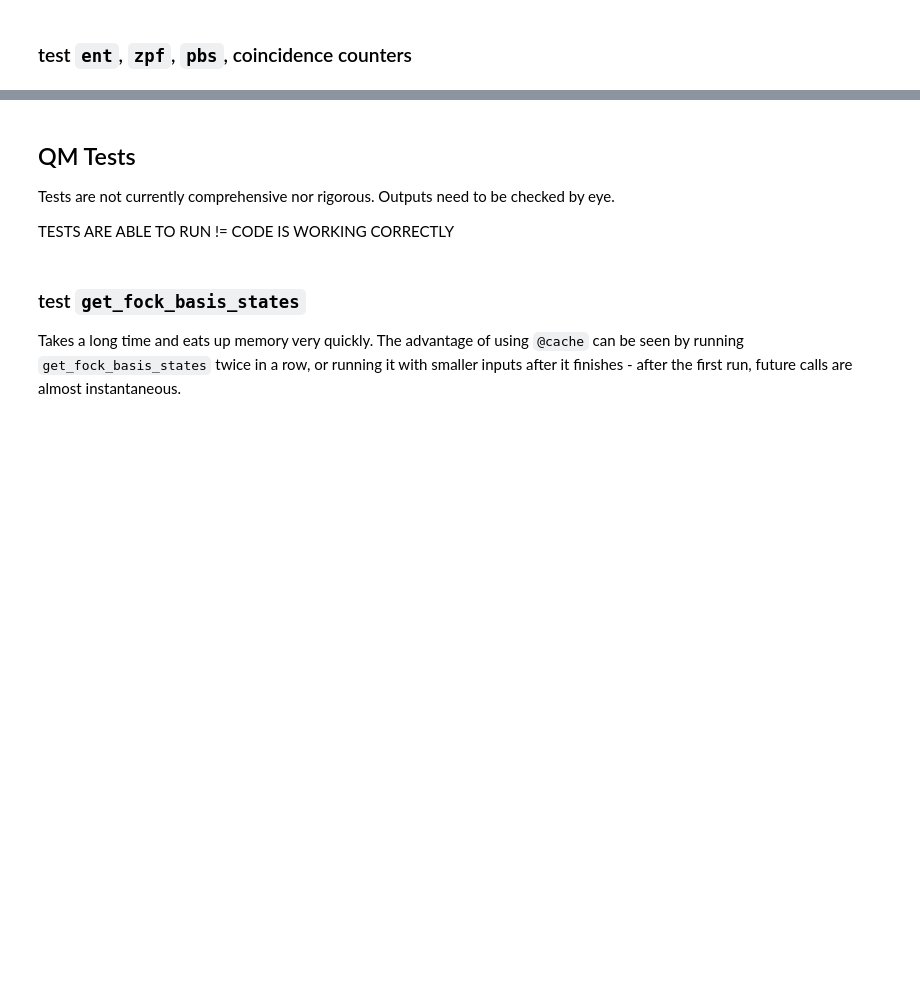
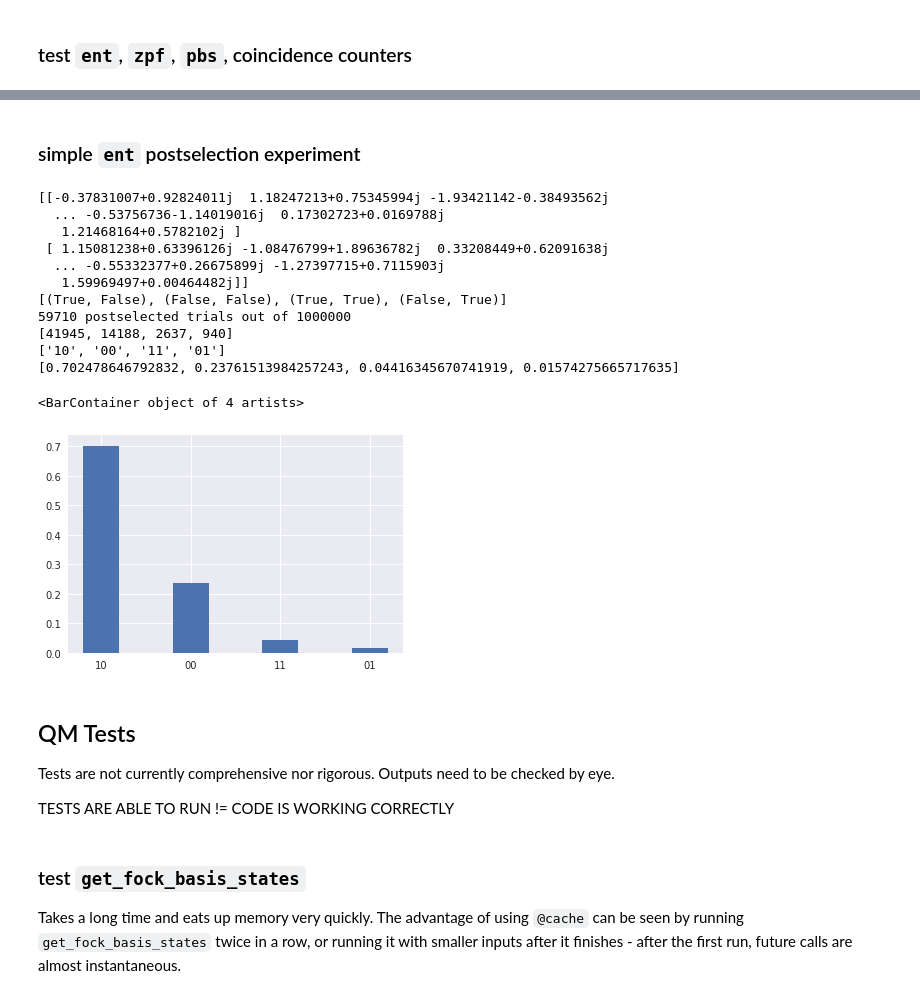
Before and after one commit to ironak/GaussianBosonSampling, a Jupyter notebook: tests.ipynb, the cells around one changed output, grey strips where cells are left out. Drawn from its saved outputs; the diff is of its cells as text; code cells hidden in the pictures; blank space fills up the shorter version.

```diff
--- a/tests.ipynb
+++ b/tests.ipynb
@@ -101,3 +101,48 @@ print_all_coincidence_counts(detections)
+# %% [markdown]
+### simple `ent` postselection experiment
+# %%
+N = 1000000
+l_ent,r_ent = ent(N=N, r=1, t=1, phase=0)
+print(l_ent)
+l_ent = polarizer(l_ent, theta=0, phi=0)
+pbs_1,pbs_2 = pbs(r_ent)
+
+dl = threshold_detector(l_ent, gamma=2.3).any(axis=0)
+dr1 = threshold_detector(pbs_1, gamma=2.3).any(axis=0)
+dr2 = threshold_detector(pbs_2, gamma=2.3).any(axis=0)
+
+post_dr1 = dr1[dl]
+post_dr2 = dr2[dl]
+
+dets = np.block([[post_dr1],[post_dr2]])
+counts = get_all_coincidence_counts(dets)
+a = list(counts.keys())
+b = list(counts.values())
+
+labels = [''.join(('1' if det else '0') for det in tup) for tup in a]
+values = [i/sum(b) for i in b]
+
+print(a)
+print(f'{sum(b)} postselected trials out of {N}')
+print(b)
+print(labels)
+print(values)
+
+plt.bar(labels, values, width = 0.4)
+# %% [output]
+[[-0.37831007+0.92824011j  1.18247213+0.75345994j -1.93421142-0.38493562j
+  ... -0.53756736-1.14019016j  0.17302723+0.0169788j
+   1.21468164+0.5782102j ]
+ [ 1.15081238+0.63396126j -1.08476799+1.89636782j  0.33208449+0.62091638j
+  ... -0.55332377+0.26675899j -1.27397715+0.7115903j
+   1.59969497+0.00464482j]]
+[(True, False), (False, False), (True, True), (False, True)]
+59710 postselected trials out of 1000000
+[41945, 14188, 2637, 940]
+['10', '00', '11', '01']
+[0.702478646792832, 0.23761513984257243, 0.04416345670741919, 0.01574275665717635]
+<BarContainer object of 4 artists>
+[figure, added]
 # %% [markdown]
 ## QM Tests
 
```
Also changed, not shown: parts of 6 cells of this notebook, 3 other files.
